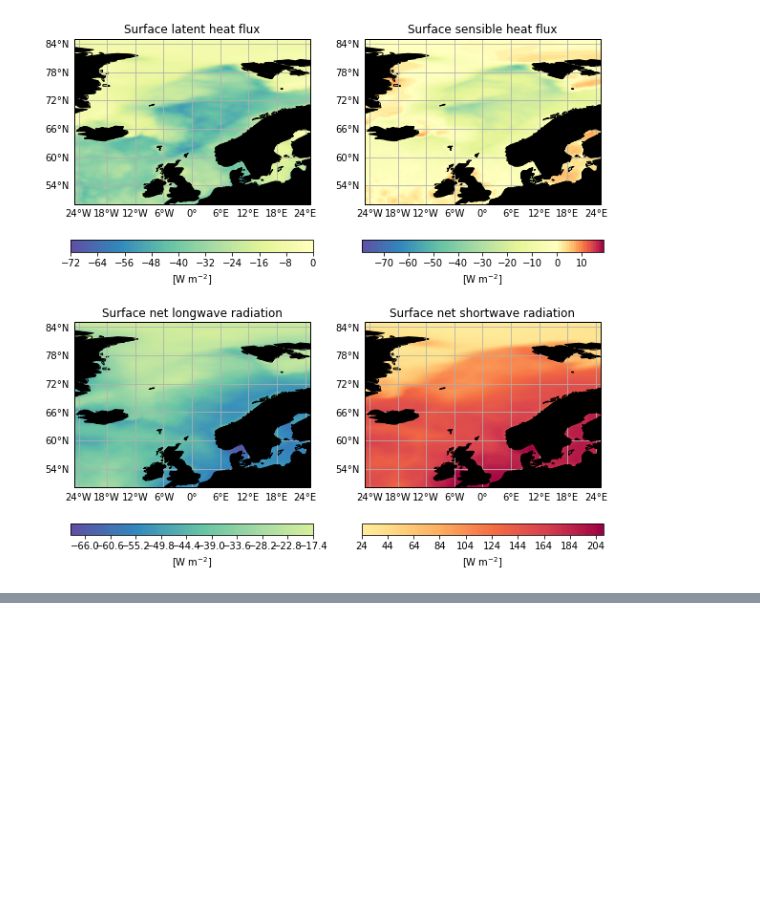
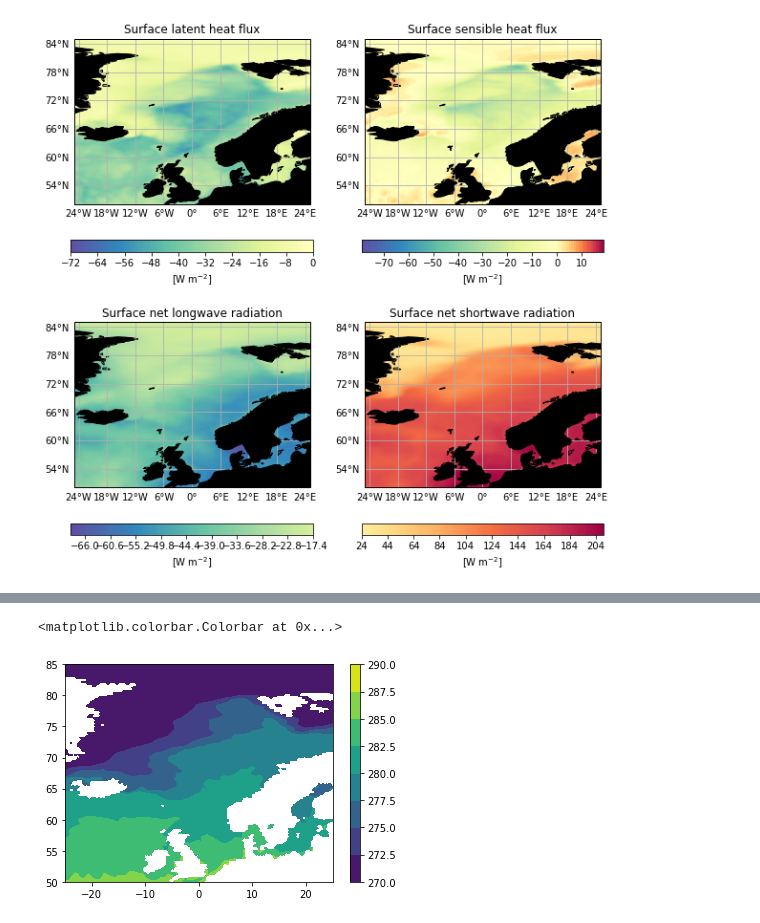
Before and after one commit to Xabier-Davila/GEOF_105, a Jupyter notebook: ERA5_fluxes.ipynb, the cells around one changed output, grey strips where cells are left out. Cells and saved outputs as stored; diff of their text form; code cells hidden in the pictures; blank space fills up the shorter version.

```diff
--- a/ERA5_fluxes.ipynb
+++ b/ERA5_fluxes.ipynb
@@ -111,0 +232,5 @@ for i,var in enumerate(variables): # loop over variables
+# %%
+plt.contourf(lon,lat,sst); plt.colorbar()
+# %% [output]
+<matplotlib.colorbar.Colorbar at 0x...>
+[figure, added]
```
Also changed, not shown: parts of 13 cells of this notebook, 1 other file.
